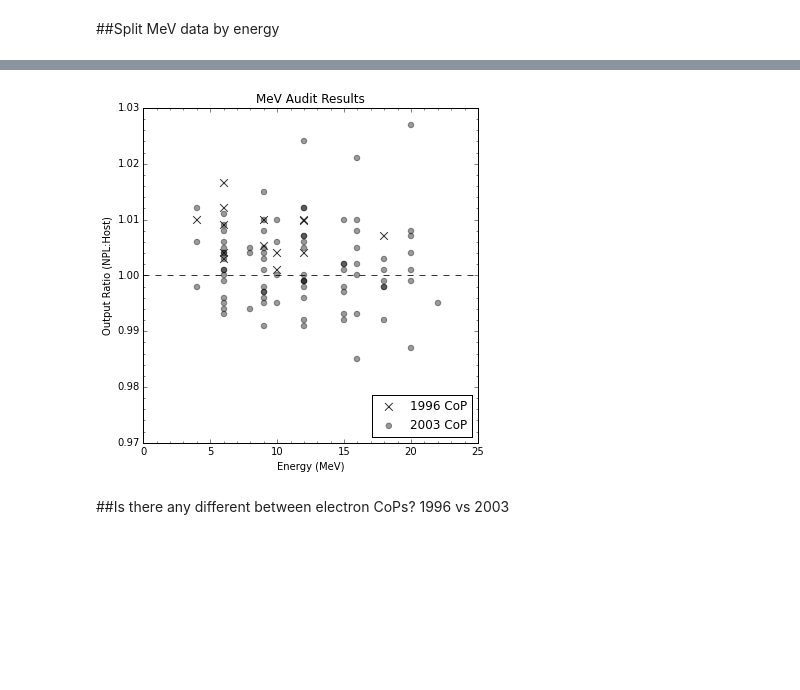
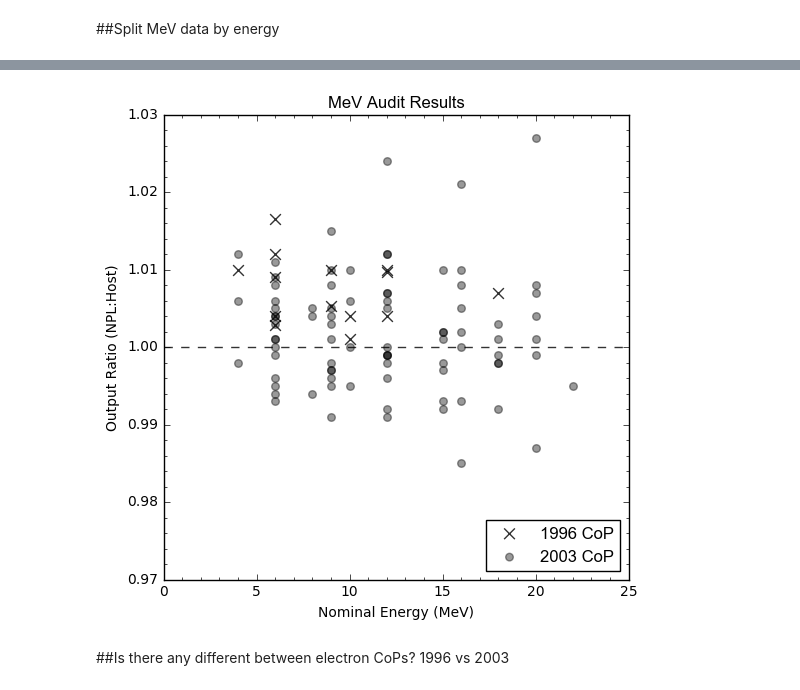
Before and after one commit to mbolt01/InitialCode, a Jupyter notebook: NPL Data Plots - All Data-NHS+pp.ipynb, the cells around one changed output, grey strips where cells are left out. Drawn from its saved outputs; the diff is of its cells as text; code cells hidden in the pictures; blank space fills up the shorter version.

```diff
--- a/NPL Data Plots - All Data-NHS+pp.ipynb
+++ b/NPL Data Plots - All Data-NHS+pp.ipynb
@@ -1311,25 +1347,31 @@ plt.plot(all_sd)
 # %%
+sns.reset_orig()
+
 df2 = all_data.copy()
 #d = df2[df2['Type'].isin(['MeV']) & df2['CentreType'].isin(['NHS'])]
 d1996 = df2[df2['Type'].isin(['MeV']) & df2['CentreType'].isin(['NHS']) & (df2['CoP']==1996)]
 d2003 = df2[df2['Type'].isin(['MeV']) & df2['CentreType'].isin(['NHS']) & (df2['CoP']==2003)]
 
 fig = plt.figure(1, figsize=(6,6))
 plt.axhline(1, color='black', alpha=0.8, ls='--')
 plt.scatter(d1996['Energy'],d1996['OPRatio'], alpha = 0.8, s=60, c='black', marker='x', label = '1996 CoP')
 plt.scatter(d2003['Energy'],d2003['OPRatio'], alpha = 0.4, s=30, c='black', marker='o', label = '2003 CoP')
 plt.title('MeV Audit Results')
 #plt.xlim(0,25)
 plt.ylim(0.97,1.03)
-plt.xlabel('Energy (MeV)')
+plt.xlabel('Nominal Energy (MeV)')
 plt.ylabel('Output Ratio (NPL:Host)')
-plt.legend(loc='lower right', scatterpoints=1)
+#plt.legend(loc='lower right', scatterpoints=1)
+legend = plt.legend(frameon = 1,loc='lower right', scatterpoints=1)
+frame = legend.get_frame()
+frame.set_facecolor('white')
+frame.set_edgecolor('black')
 
 plt.minorticks_on()
 
-#plt.savefig('NPL_Paper_Plots/FinalData/NPL_MeV_NHS-EnergyScatterPlot1.png', bbox_inches='tight', dpi=300)
+#plt.savefig('NPL_Paper_Plots/FinalData/NPL_MeV_NHS-EnergyScatterPlot1-update.png', bbox_inches='tight', dpi=300)
 # %% [output]
-[figure, old version]
+[figure, new version]
 # %% [markdown]
 ##Is there any different between electron CoPs?
 1996 vs 2003
```
Also changed, not shown: parts of 37 cells of this notebook, 44 other files.
